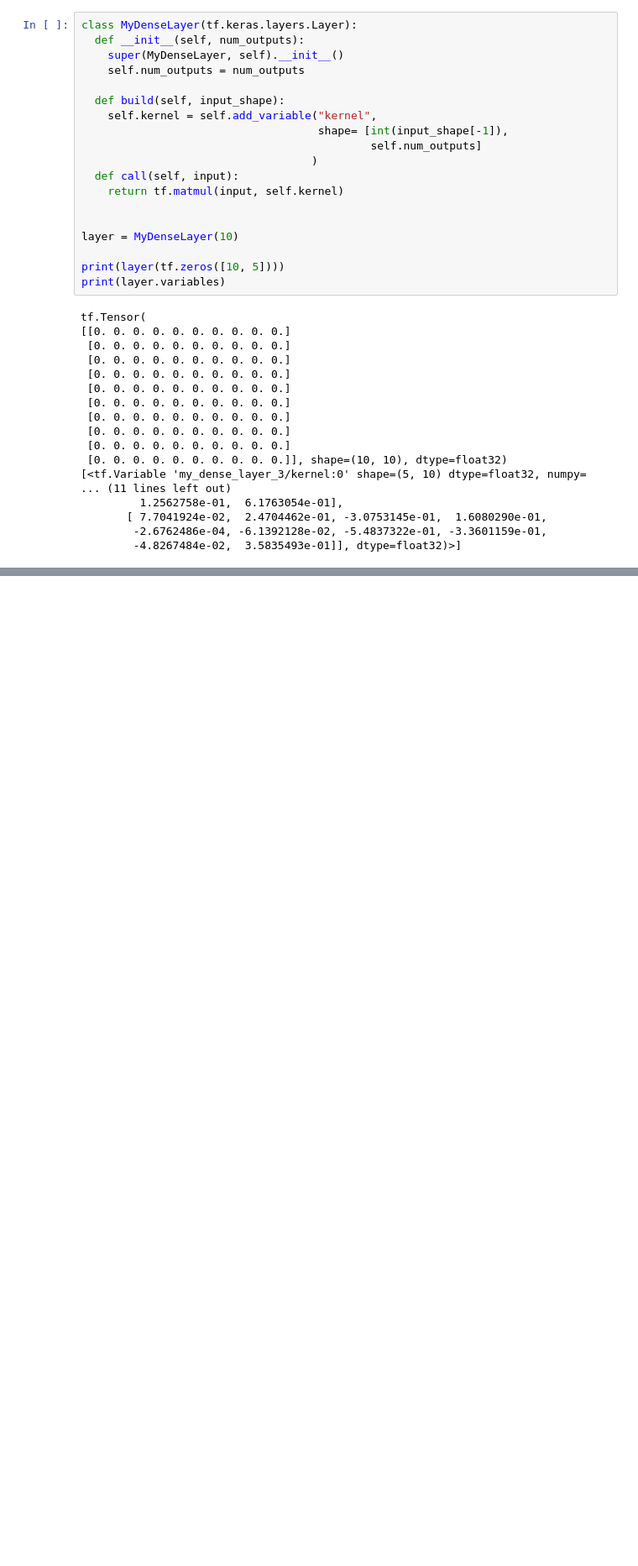
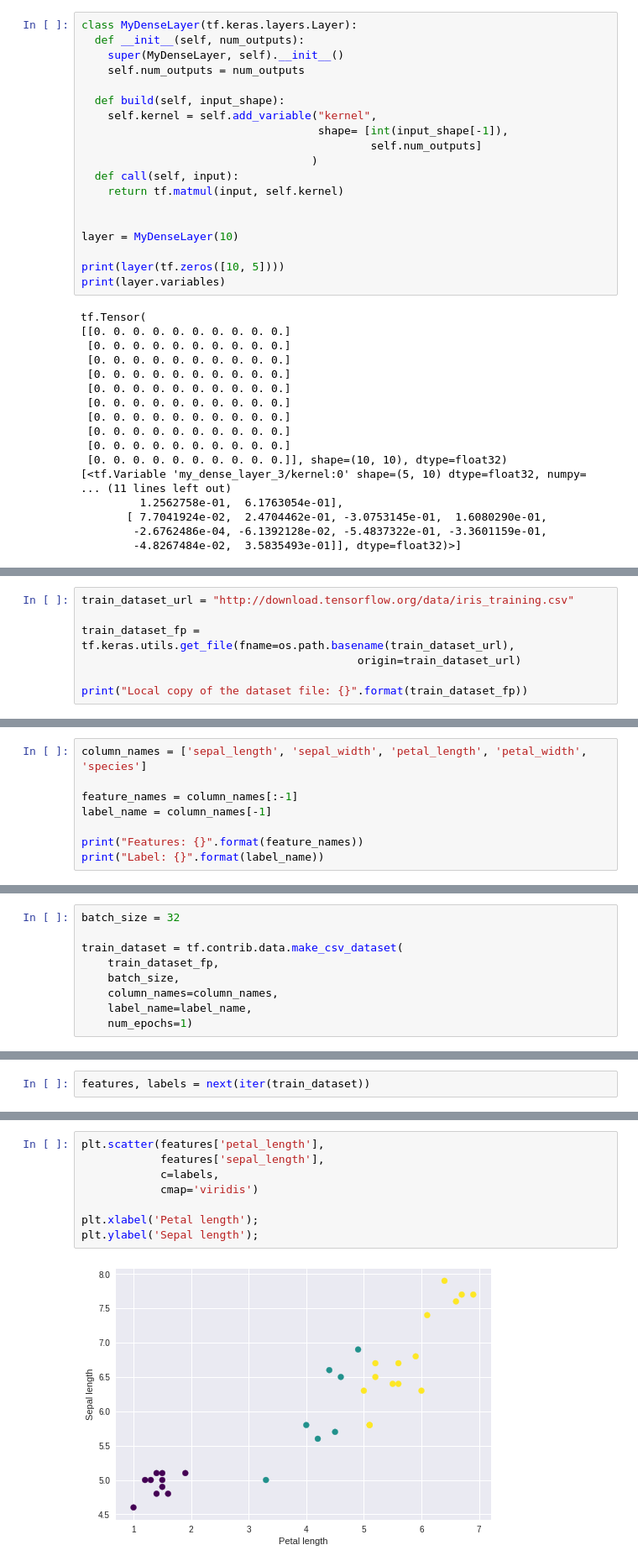
Before and after one commit to kugmax/tensorflow_learn, a Jupyter notebook: Tutorial.ipynb, the cells around one changed output, grey strips where cells are left out. Shown at 84% size. Cells and saved outputs as stored; diff of their text form; blank space fills up the shorter version.

```diff
--- a/Tutorial.ipynb
+++ b/Tutorial.ipynb
@@ -151,0 +234,7 @@ tf.Tensor(
+# %%
+train_dataset_url = "http://download.tensorflow.org/data/iris_training.csv"
+
+train_dataset_fp = tf.keras.utils.get_file(fname=os.path.basename(train_dataset_url),
+                                          origin=train_dataset_url)
+
+print("Local copy of the dataset file: {}".format(train_dataset_fp))
@@ -151,0 +253,8 @@ tf.Tensor(
+# %%
+column_names = ['sepal_length', 'sepal_width', 'petal_length', 'petal_width', 'species']
+
+feature_names = column_names[:-1]
+label_name = column_names[-1]
+
+print("Features: {}".format(feature_names))
+print("Label: {}".format(label_name))
@@ -151,0 +266,9 @@ tf.Tensor(
+# %%
+batch_size = 32
+
+train_dataset = tf.contrib.data.make_csv_dataset(
+    train_dataset_fp,
+    batch_size,
+    column_names=column_names,
+    label_name=label_name,
+    num_epochs=1)
@@ -151,0 +281,2 @@ tf.Tensor(
+# %%
+features, labels = next(iter(train_dataset))
@@ -151,0 +306,10 @@ tf.Tensor(
+# %%
+plt.scatter(features['petal_length'],
+            features['sepal_length'],
+            c=labels,
+            cmap='viridis')
+
+plt.xlabel('Petal length');
+plt.ylabel('Sepal length');
+# %% [output]
+[figure, added]
```
Also changed, not shown: parts of 25 cells of this notebook.
